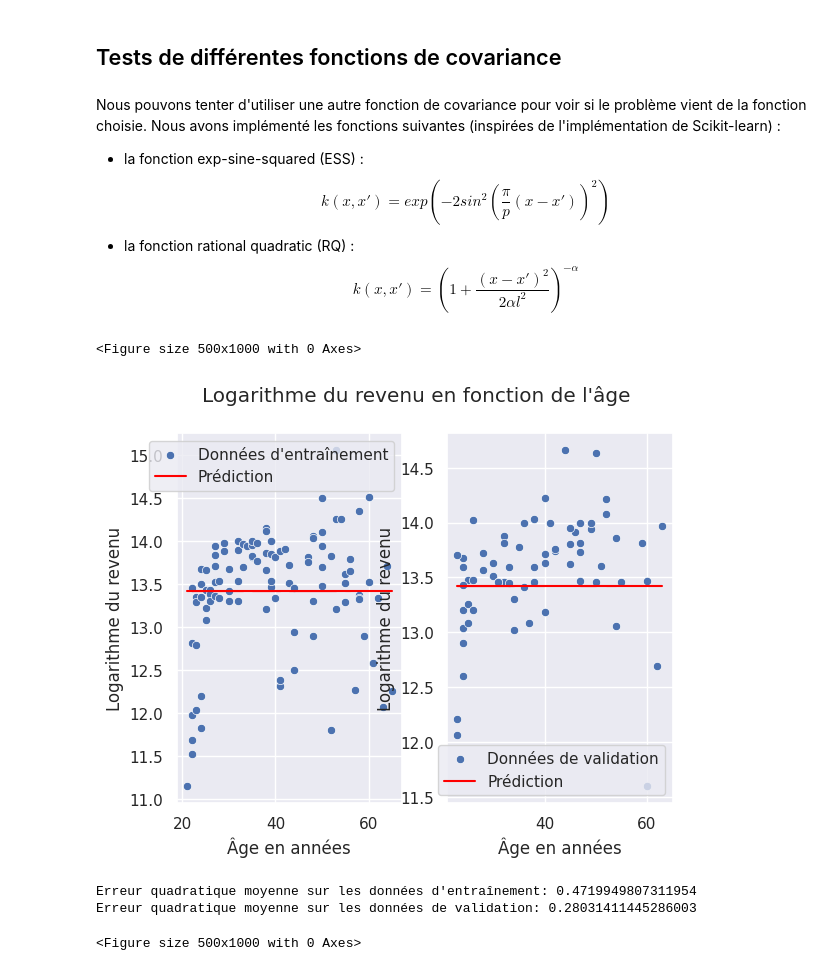
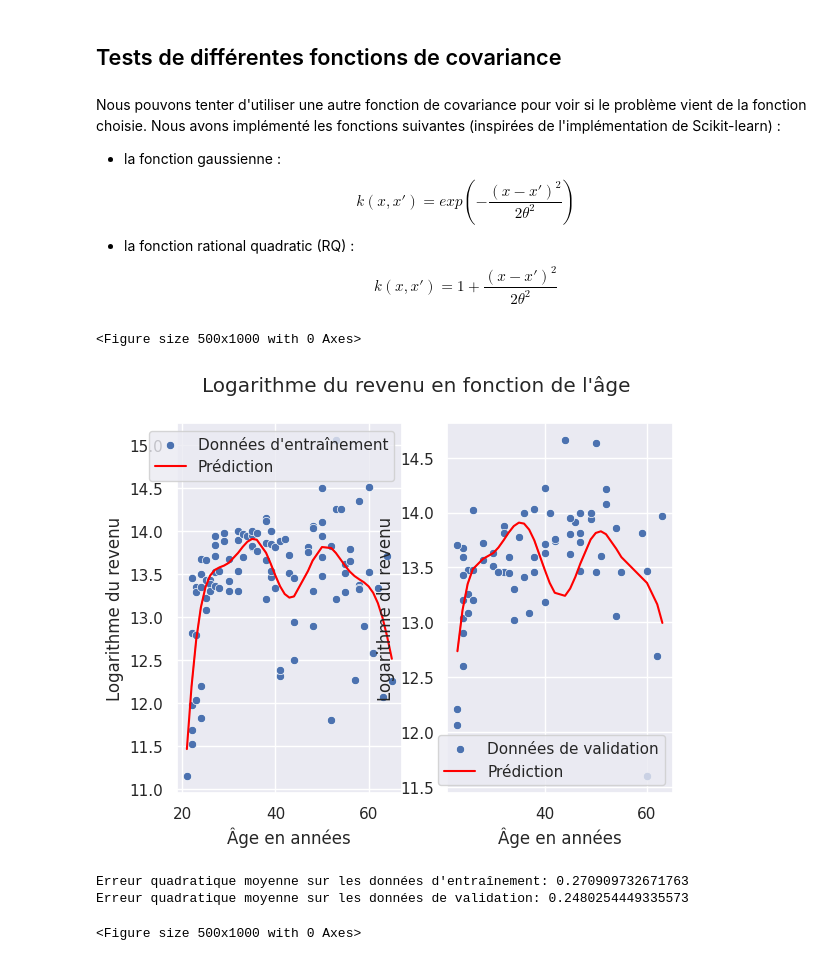
Before and after one commit to cmnemoi/GaussianProcess, a Jupyter notebook: notebook.ipynb, the cells around one changed output. Drawn from its saved outputs; the diff is of its cells as text; code cells hidden in the pictures.

Commit message:
compare multiple kernels

```diff
--- a/notebook.ipynb
+++ b/notebook.ipynb
@@ -112,25 +111,25 @@ Erreur quadratique moyenne sur les données de validation: 27.958135757709503
 # %% [markdown]
 Nous pouvons tenter d'utiliser une autre fonction de covariance pour voir si le problème vient de la fonction choisie.
 Nous avons implémenté les fonctions suivantes (inspirées de l'implémentation de Scikit-learn) :
-- la fonction exp-sine-squared (ESS) : $$k(x, x') = exp(-2sin^{2}(\frac{\pi}{p}(x - x'))^{2})$$
-- la fonction rational quadratic (RQ) : $$k(x, x') = (1 + \frac{(x - x')^{2}}{2\alpha l^{2}})^{-\alpha}$$
+- la fonction gaussienne : $$k(x, x') = exp(-\frac{(x - x')^{2}}{2\theta^{2}})$$
+- la fonction rational quadratic (RQ) : $$k(x, x') = 1 + \frac{(x - x')^{2}}{2\theta^{2}}$$
 # %%
-ess_gaussian_process = GaussianProcess(kernel='exp_sine_squared')
-ess_gaussian_process.fit(X_train, y_train)
+gaussian_kernel_gaussian_process = GaussianProcess(kernel='gaussian')
+gaussian_kernel_gaussian_process.fit(X_train, y_train)
 
-y_train_pred, _ = ess_gaussian_process.predict(X_train)
-y_val_pred, _ = ess_gaussian_process.predict(X_val)
+y_train_pred, _ = gaussian_kernel_gaussian_process.predict(X_train)
+y_val_pred, _ = gaussian_kernel_gaussian_process.predict(X_val)
 
 plot_train_and_val(X_train, y_train, y_train_pred, X_val, y_val, y_val_pred)
 # %% [output]
 <Figure size 500x1000 with 0 Axes>
-[figure, old version]
+[figure, new version]
 # %%
-print(f"Erreur quadratique moyenne sur les données d'entraînement: {ess_gaussian_process.score(X_train, y_train)}")
-print(f"Erreur quadratique moyenne sur les données de validation: {ess_gaussian_process.score(X_val, y_val)}")
+print(f"Erreur quadratique moyenne sur les données d'entraînement: {gaussian_kernel_gaussian_process.score(X_train, y_train)}")
+print(f"Erreur quadratique moyenne sur les données de validation: {gaussian_kernel_gaussian_process.score(X_val, y_val)}")
 # %% [output]
-Erreur quadratique moyenne sur les données d'entraînement: 0.4719949807311954
-Erreur quadratique moyenne sur les données de validation: 0.28031411445286003
+Erreur quadratique moyenne sur les données d'entraînement: 0.270909732671763
+Erreur quadratique moyenne sur les données de validation: 0.2480254449335573
 # %%
 rq_kernel_gaussian_process = GaussianProcess(kernel='rational_quadratic')
 rq_kernel_gaussian_process.fit(X_train, y_train)
```
Also changed, not shown: parts of 10 cells of this notebook.
